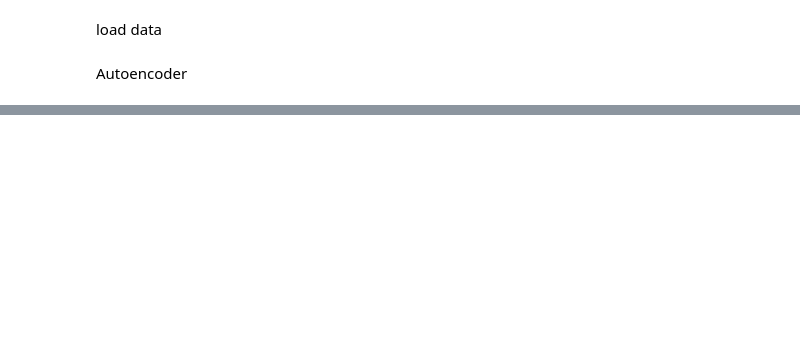
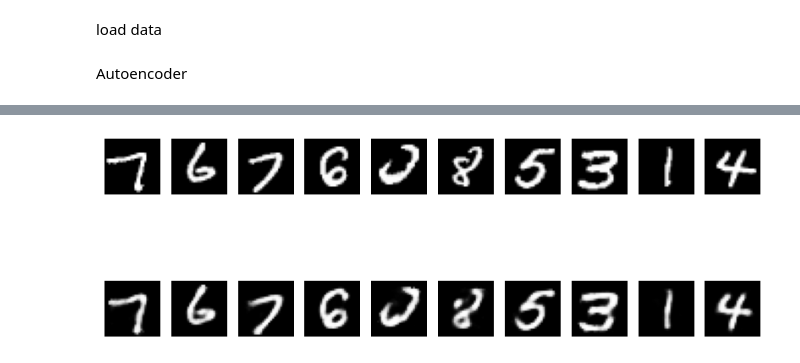
Before and after one commit to 25ds3000042/PyTorch_DL, a Jupyter notebook: PyTorch_Autoencoder.ipynb, the cells around one changed output, grey strips where cells are left out. Drawn from its saved outputs; the diff is of its cells as text; code cells hidden in the pictures; blank space fills up the shorter version.

```diff
--- a/PyTorch_Autoencoder.ipynb
+++ b/PyTorch_Autoencoder.ipynb
@@ -103,0 +104,29 @@ Epoch [5/5], Loss: 0.0092
+# %%
+# Get one batch
+images, _ = next(iter(train_loader))
+# %%
+# Reconstruct images
+with torch.no_grad():
+    reconstructed = model(images)
+# %%
+# Show original and reconstructed
+plt.figure(figsize=(10, 4))
+
+for i in range(10):
+
+    # Original
+    plt.subplot(2, 10, i + 1)
+    plt.imshow(images[i].squeeze(), cmap="gray")
+    plt.axis("off")
+
+    # Reconstructed
+    plt.subplot(2, 10, i + 11)
+    plt.imshow(
+        reconstructed[i].reshape(28, 28),
+        cmap="gray"
+    )
+    plt.axis("off")
+
+plt.show()
+# %% [output]
+[figure, added]
```
Also changed, not shown: parts of 1 cell of this notebook.
